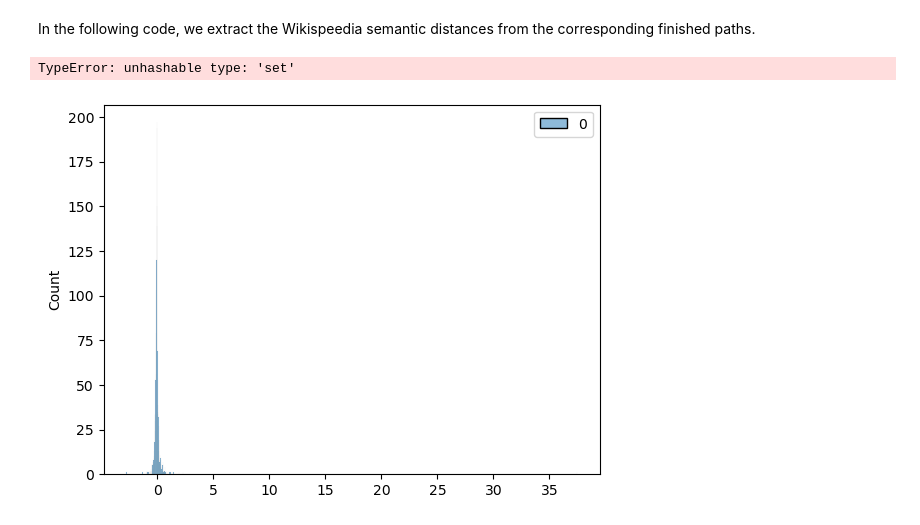
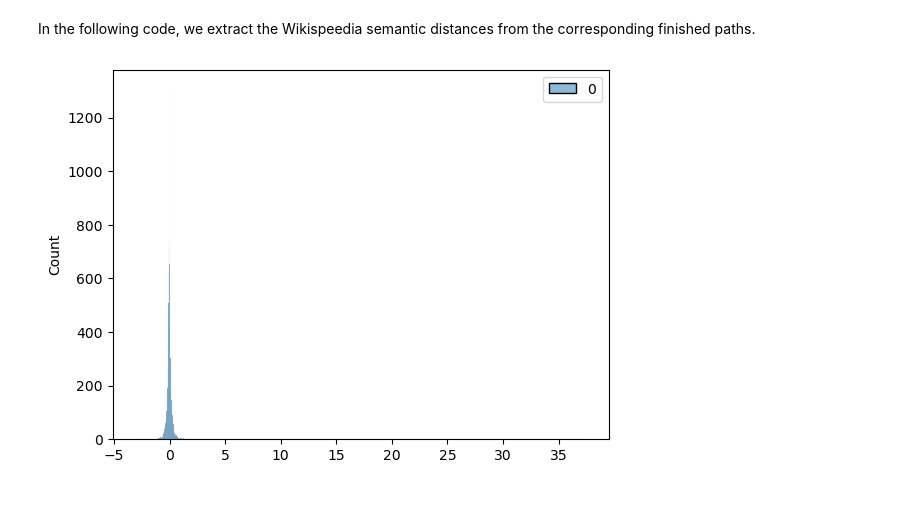
Before and after one commit to epfl-ada/ada-2024-project-adaspeedia, a Jupyter notebook: leo_playground.ipynb, the cells around one changed output. Drawn from its saved outputs; the diff is of its cells as text; code cells hidden in the pictures.

Commit message:
Cache distances computations by saving results to csv

```diff
--- a/leo_playground.ipynb
+++ b/leo_playground.ipynb
@@ -157,4 +157,4 @@ similarities = get_embeddings_distances(all_articles, all_distance_pairs, 'data/
 # %% [markdown]
 ## 5. Compute distances
 # %%
-distances = compute_distances(links, probs_posterior, paths_homing_in)
+distances_humans = compute_distances(links, probs_posterior, paths_homing_in, 'data/distances_humans.pkl')
@@ -210,21 +190,17 @@ paths_homing_in_llm = pd.Series([path[argmin_info_gain_llm[i]:] for i, path in p
 # %% [markdown]
 In the following code, we extract the Wikispeedia semantic distances from the corresponding finished paths.
 # %%
-distances_llms = compute_distances(links, probs_posterior_llm, paths_finished_llm)
+distances_llm = compute_distances(links, probs_posterior_llm, paths_finished_llm, 'data/distances_llm.pkl')
 
 distance_differences = dict()
-common_distance_pairs = set(distances_llms.keys()) & set(distances.keys())
+common_distance_pairs = set(distances_llm.keys()) & set(distances_humans.keys())
 for pair in common_distance_pairs:
-    distance_differences[pair] = distances[pair] - distances_llms[pair]
+    distance_differences[pair] = distances_humans[pair] - distances_llm[pair]
 
 import seaborn as sns
 sns.histplot(distance_differences.values())
 
-common_distances_humans = pd.Series(distances[common_distance_pairs])
-common_distances_llms = pd.Series(distances_llms[common_distance_pairs])
-
-common_distances_humans.describe()
-common_distances_llms.describe()
+common_distances_humans = pd.Series([distances_humans[pair] for pair in common_distance_pairs])
+common_distances_llm = pd.Series([distances_llm[pair] for pair in common_distance_pairs])
 # %% [output]
-TypeError: unhashable type: 'set'
-[figure, old version]
+[figure, new version]
```
Also changed, not shown: parts of 4 cells of this notebook, 3 other files.
